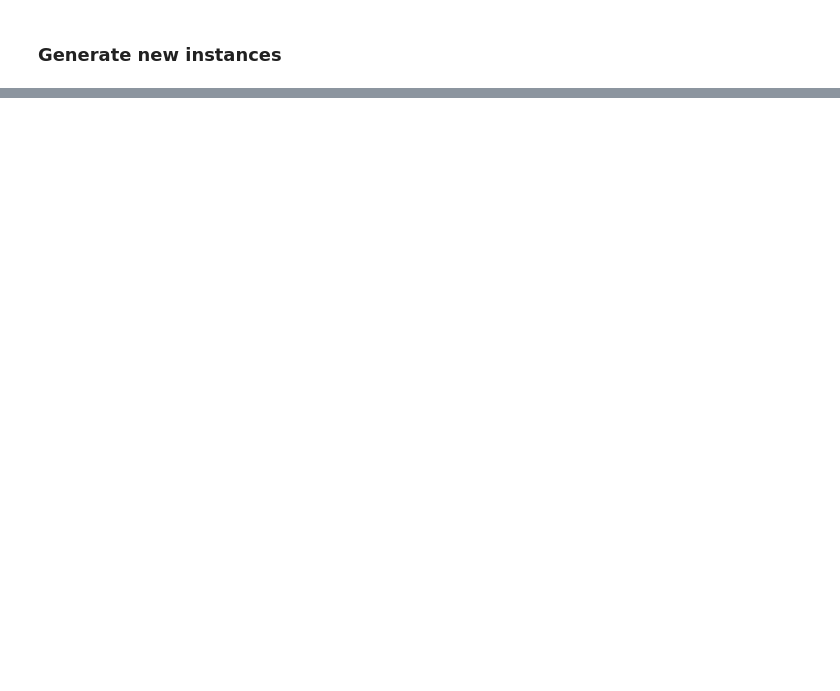
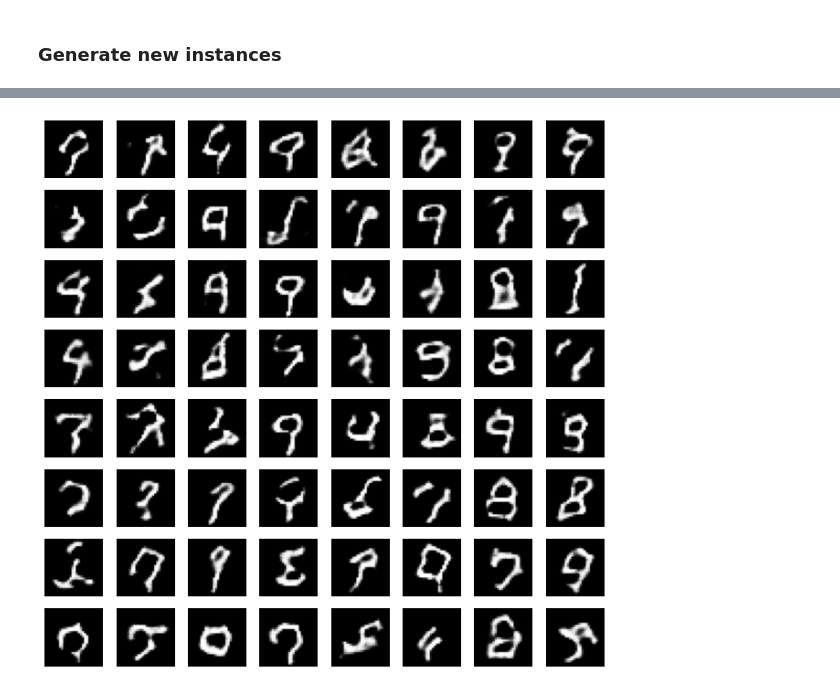
Before and after one commit to TonyBY/Applied-Machine-Learning, a Jupyter notebook: Excercises/cis49306930aml-exercise10/ex10/cis49306930aml-exercise10.ipynb, the cells around one changed output, grey strips where cells are left out. Saved outputs shown, nothing was run; the diff lists cells and outputs as text; code cells hidden in the pictures; blank space fills up the shorter version.

```diff
--- a/Excercises/cis49306930aml-exercise10/ex10/cis49306930aml-exercise10.ipynb
+++ b/Excercises/cis49306930aml-exercise10/ex10/cis49306930aml-exercise10.ipynb
@@ -293,0 +362,10 @@ KeyboardInterrupt:
+# %%
+noise_samples = tf.random.normal((100, latent_width), mean=0.0, stddev=1.0)
+if train:
+    gen_samples = generator.predict(noise_samples)
+else:
+    gen_samples = gen_dnn.predict(noise_samples)
+# %%
+plots.plot_images(gen_samples[0:64].reshape(-1, 28, 28), dim_x=28, dim_y=28, fig_size=(11,11))
+# %% [output]
+[figure, added]
```
Also changed, not shown: parts of 11 cells of this notebook, 6 other files.
